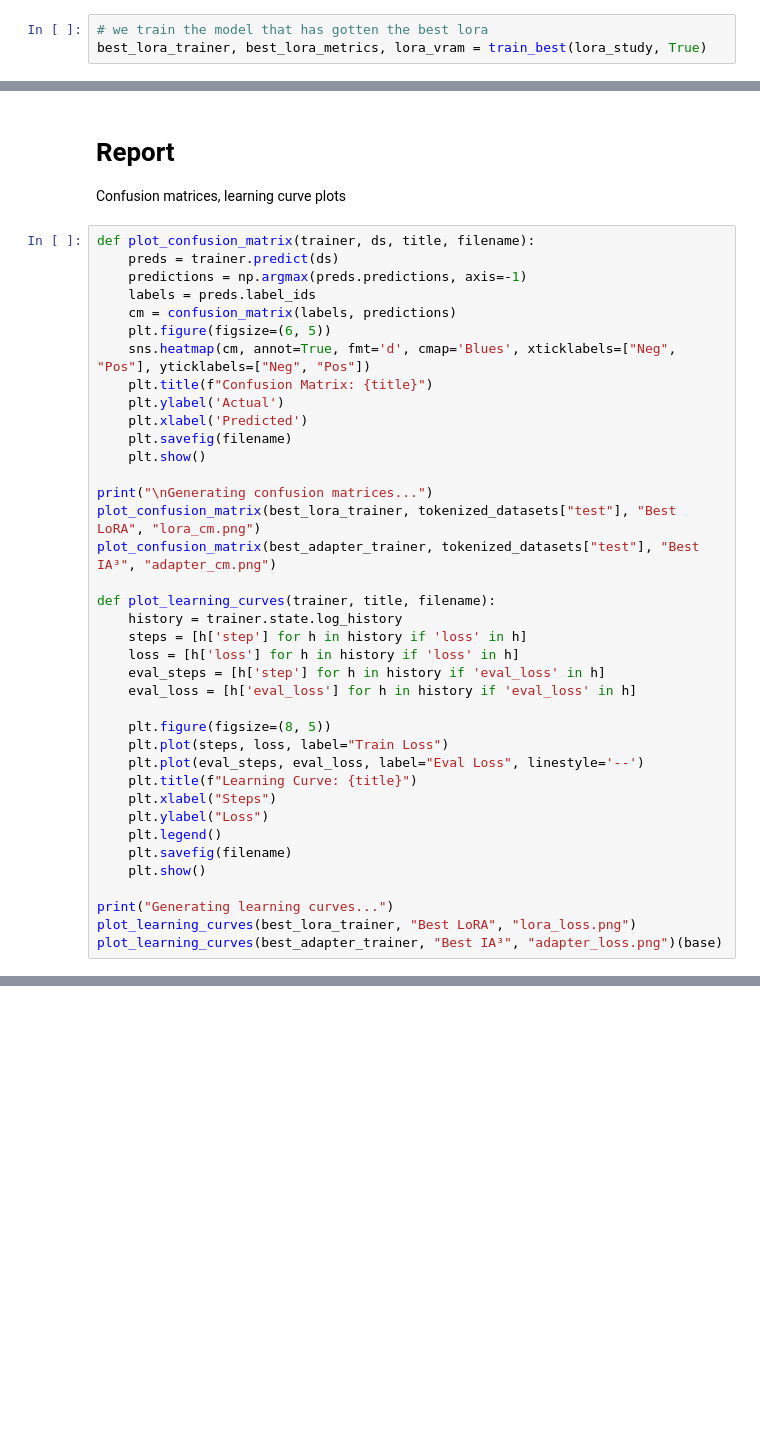
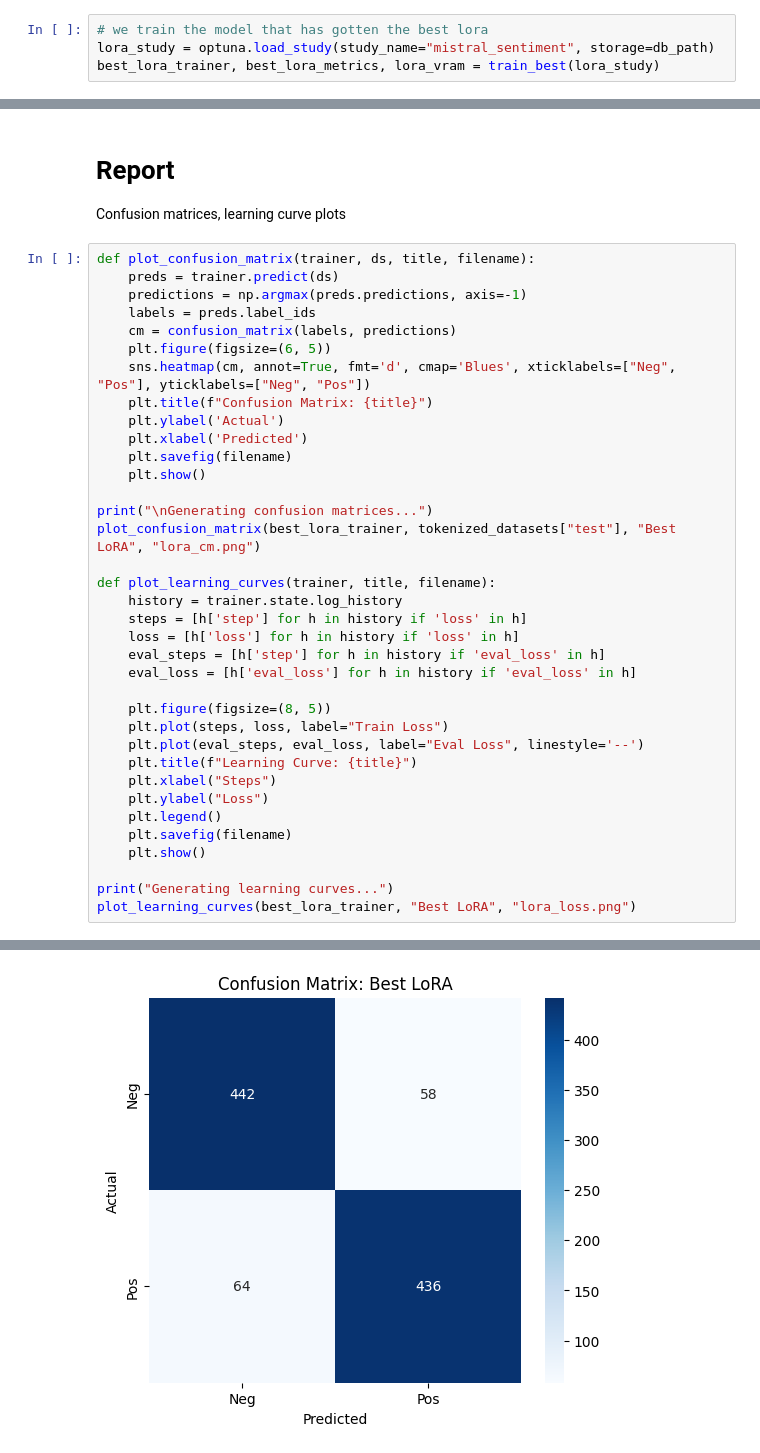
Before and after one commit to bencejdanko/slm-peft-tuning-sentiment140, a Jupyter notebook: mistral_7b_v0_3_peft_tuning_sentiment140_LORA_STUDY.ipynb, the cells around one changed output, grey strips where cells are left out. Saved outputs shown, nothing was run; the diff lists cells and outputs as text; blank space fills up the shorter version.

```diff
--- a/mistral_7b_v0_3_peft_tuning_sentiment140_LORA_STUDY.ipynb
+++ b/mistral_7b_v0_3_peft_tuning_sentiment140_LORA_STUDY.ipynb
@@ -438,4 +443,5 @@ def train_best(study, is_lora=True):
     return trainer, final_metrics, peak_vram
 # %%
 # we train the model that has gotten the best lora
-best_lora_trainer, best_lora_metrics, lora_vram = train_best(lora_study, True)
+lora_study = optuna.load_study(study_name="mistral_sentiment", storage=db_path)
+best_lora_trainer, best_lora_metrics, lora_vram = train_best(lora_study)
@@ -543,7 +564,6 @@ def plot_confusion_matrix(trainer, ds, title, filename):
 
 print("\nGenerating confusion matrices...")
 plot_confusion_matrix(best_lora_trainer, tokenized_datasets["test"], "Best LoRA", "lora_cm.png")
-plot_confusion_matrix(best_adapter_trainer, tokenized_datasets["test"], "Best IA³", "adapter_cm.png")
 
 def plot_learning_curves(trainer, title, filename):
     history = trainer.state.log_history
@@ -564,4 +584,4 @@ def plot_learning_curves(trainer, title, filename):
 
 print("Generating learning curves...")
 plot_learning_curves(best_lora_trainer, "Best LoRA", "lora_loss.png")
-plot_learning_curves(best_adapter_trainer, "Best IA³", "adapter_loss.png")(base)
+# %% [output]
@@ -567,0 +590 @@ plot_learning_curves(best_adapter_trainer, "Best IA³", "adapter_loss.png")(base
+[figure, added]
```
Also changed, not shown: parts of 13 cells of this notebook.
